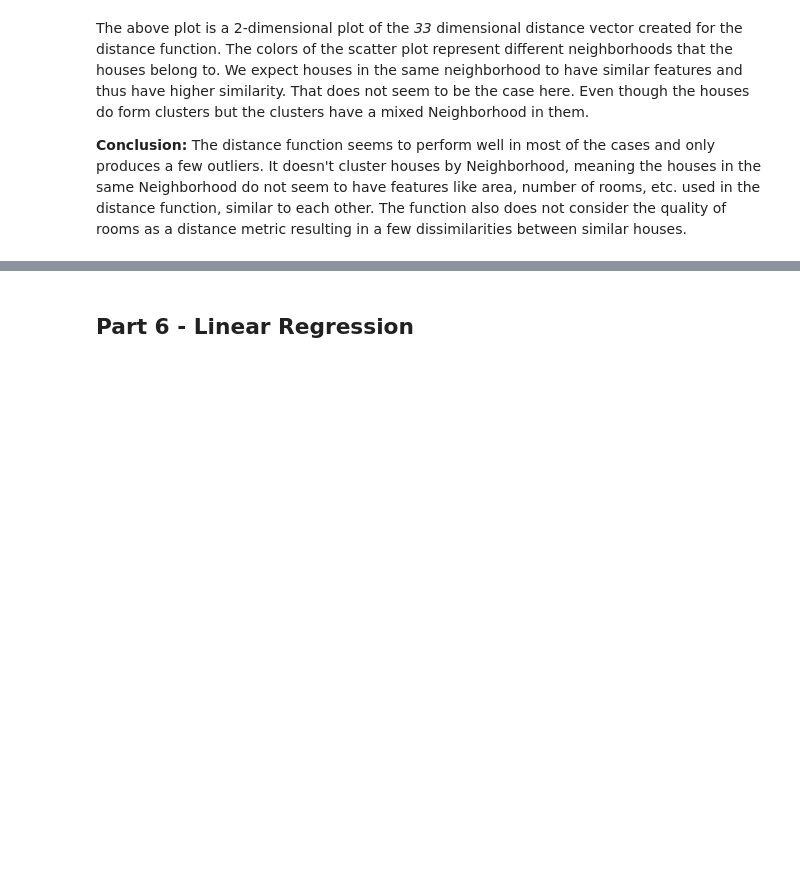
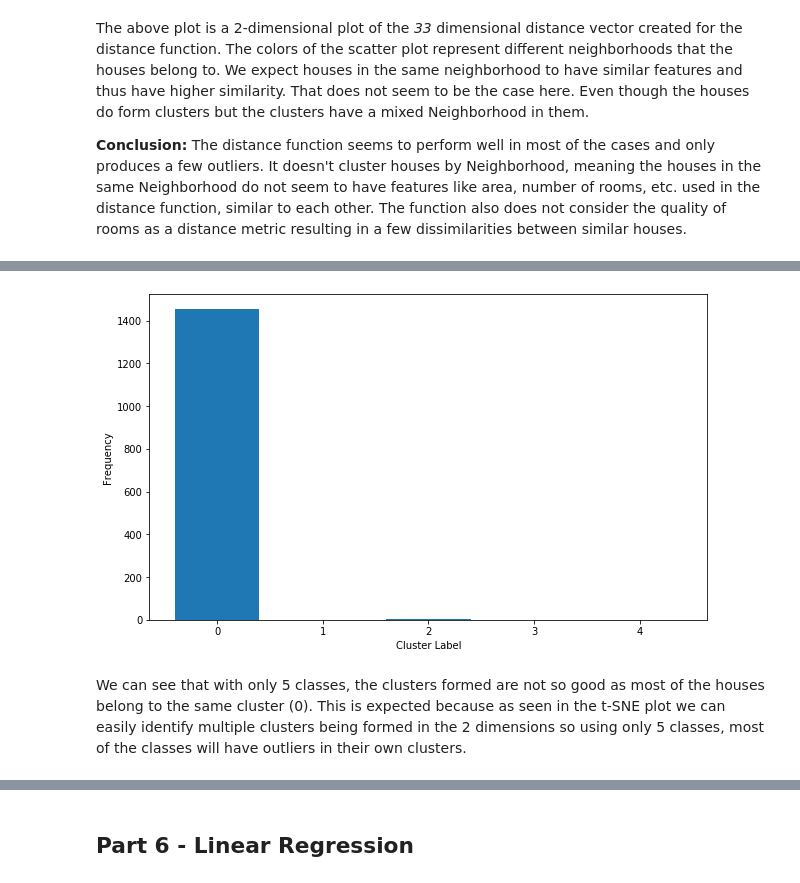
Before and after one commit to rmodi6/house-prices-advanced-regression, a Jupyter notebook: cse519_hw3_modi_ruchit_112685342.ipynb, the cells around one changed output, grey strips where cells are left out. Drawn from its saved outputs; the diff is of its cells as text; code cells hidden in the pictures; blank space fills up the shorter version.

```diff
--- a/cse519_hw3_modi_ruchit_112685342.ipynb
+++ b/cse519_hw3_modi_ruchit_112685342.ipynb
@@ -308,0 +308,23 @@ The above plot is a 2-dimensional plot of the _33_ dimensional distance vector c
+# %%
+distances = 1 - similarities
+# %%
+# Create cluster labels using Agglomerative Clustering
+from sklearn.cluster import AgglomerativeClustering
+
+cluster = AgglomerativeClustering(n_clusters=5, affinity='precomputed', linkage='average')
+house_clusters = cluster.fit(distances)
+
+# Concatenate cluster labels to the dataset
+cluster_df = pd.concat([df.copy(), pd.DataFrame(house_clusters.labels_, columns=['cluster_label'])], axis=1)
+# %%
+# Plot the histogram of each cluster label
+fig, ax = plt.subplots(figsize=(10,6))
+
+ax.bar(x=cluster_df.cluster_label.value_counts().index, height=cluster_df.cluster_label.value_counts())
+ax.set_xlabel('Cluster Label')
+ax.set_ylabel('Frequency')
+xticks = ax.set_xticks(cluster_df.cluster_label.value_counts().index)
+# %% [output]
+[figure, added]
+# %% [markdown]
+We can see that with only 5 classes, the clusters formed are not so good as most of the houses belong to the same cluster (0). This is expected because as seen in the t-SNE plot we can easily identify multiple clusters being formed in the 2 dimensions so using only 5 classes, most of the classes will have outliers in their own clusters.
```
Also changed, not shown: parts of 17 cells of this notebook, 1 other file.
